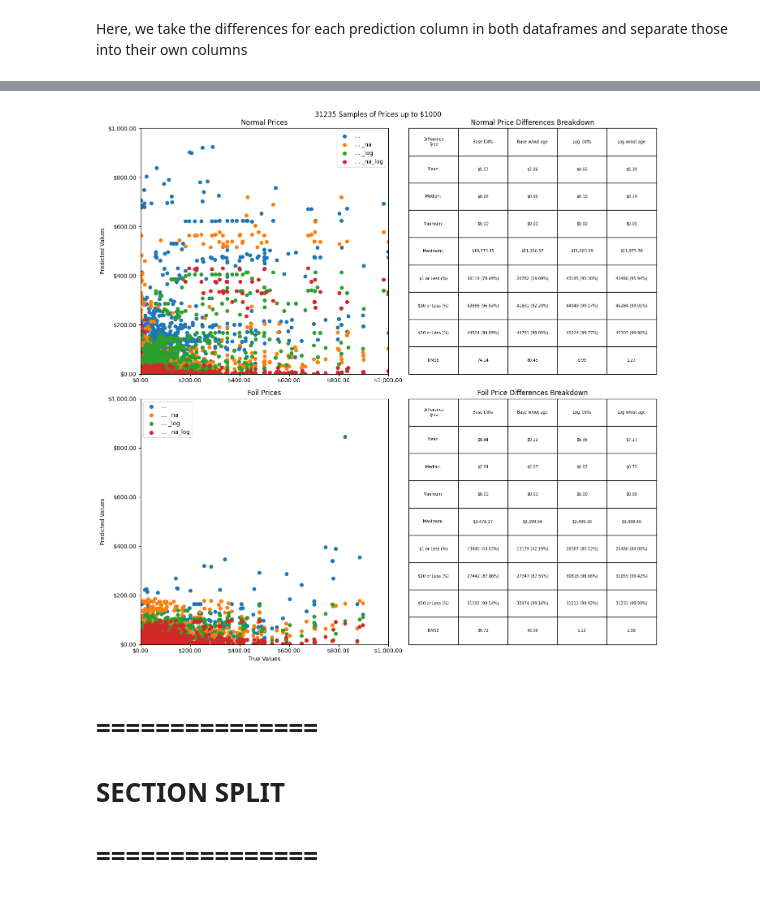
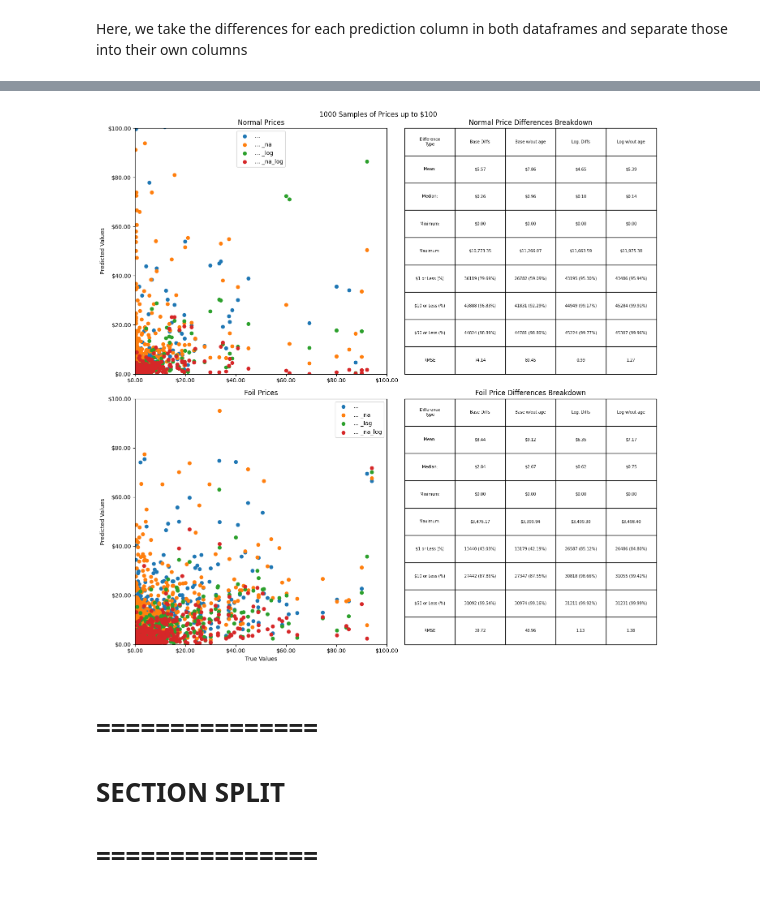
Before and after one commit to ParkedHampster/Spell-Trends, a Jupyter notebook: step2.ipynb, the cells around one changed output, grey strips where cells are left out. Drawn from its saved outputs; the diff is of its cells as text; code cells hidden in the pictures.

```diff
--- a/step2.ipynb
+++ b/step2.ipynb
@@ -1147,8 +1147,8 @@ display(
 # %%
 fig, ax = plt.subplots(2,2,figsize=(14,14),sharey=False)
 
-_upper_limit = 1000
-_samps = None
+_upper_limit = 100
+_samps = 1000
 _tb_headers = ['Difference\nType','Base Diffs','Base w/out age','Log. Diffs','Log w/out age']
 for i, _df in enumerate([full_norm_df,full_foil_df]):
     _df_len = len(_df)
@@ -1206,34 +1206,34 @@ for i, _df in enumerate([full_norm_df,full_foil_df]):
         ylabel='Predicted Values',
         xlim=(0,_upper_limit),
         ylim=(0,_upper_limit)
     )
     ax[i][0].xaxis.set_major_formatter('${x:,.2f}')
     ax[i][0].yaxis.set_major_formatter('${x:,.2f}')
     ax[i][0].legend()
 
     ax[i][1].table(
         _table,
         colLabels=_tb_headers,
         cellLoc='center',
         bbox=[0,0,1,1]
         )
     ax[i][1].grid(False)
     ax[i][1].axis('off')
     ax[i][1].set(
         title=f"{_type} Price Differences Breakdown"
     )
 
 ax[-1][0].set(
     xlabel='True Values'
 )
 
 plt.suptitle(
     f"{_n_samples} Samples of Prices up to ${_upper_limit}"
 )
 
 plt.tight_layout()
 # %% [output]
-[figure, old version]
+[figure, new version]
 # %% [markdown]
 # ===============
 # SECTION SPLIT
```
Also changed, not shown: 1 other file.
